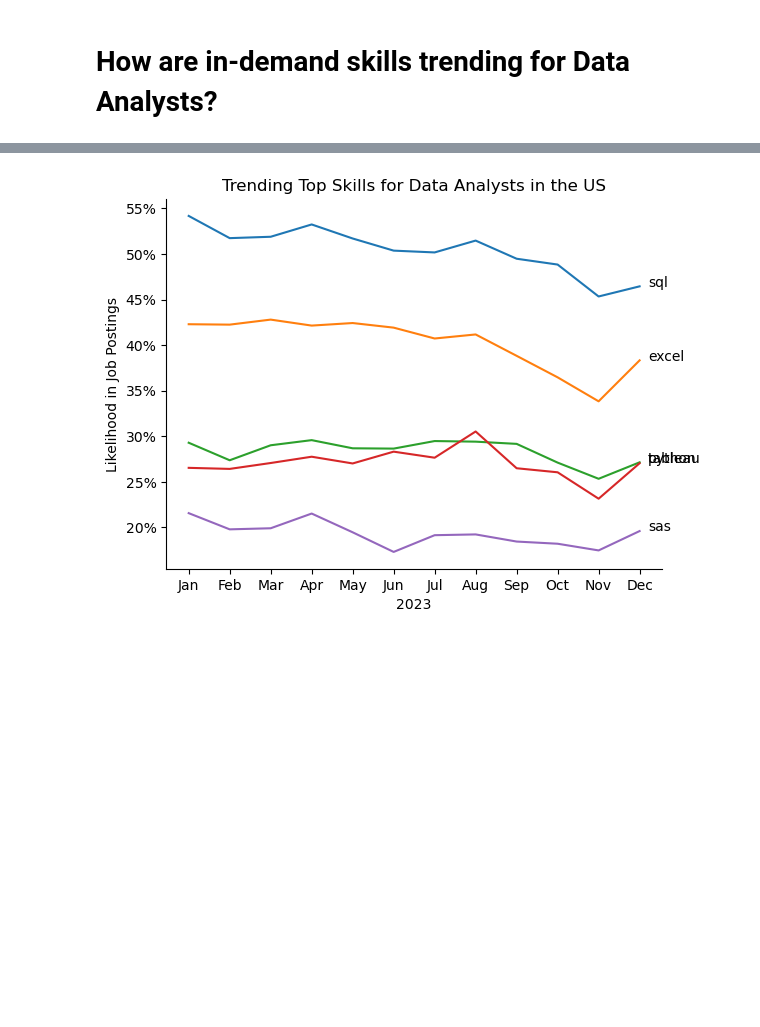
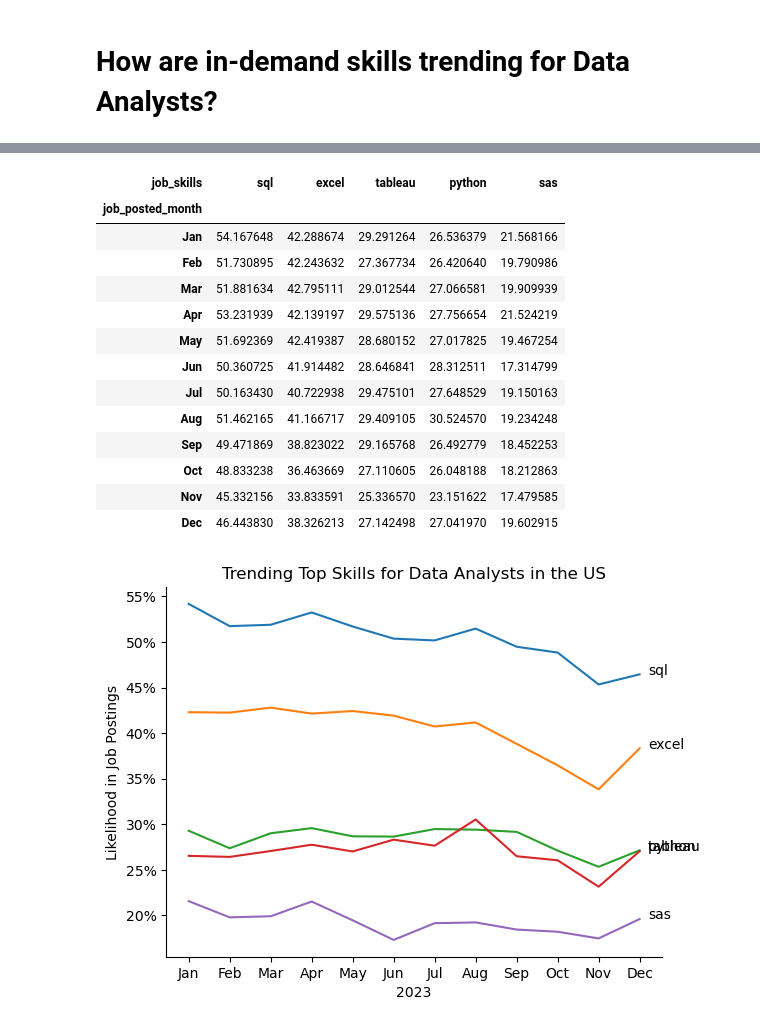
Before and after one commit to ckiurire/Analysis-for-Data-Jobs, a Jupyter notebook: 3_Skill_Trends.ipynb, the cells around one changed output, grey strips where cells are left out. Drawn from its saved outputs; the diff is of its cells as text; code cells hidden in the pictures; blank space fills up the shorter version.

```diff
--- a/3_Skill_Trends.ipynb
+++ b/3_Skill_Trends.ipynb
@@ -45,10 +26,26 @@ df_US_DA_pivot = df_US_DA_pivot.drop("Total")
 # %%
 DA_Totals = df_US_DA.groupby("job_posted_month_no").size()
 df_US_percent = df_US_DA_pivot.div(DA_Totals/100,axis=0).reset_index()
 df_US_percent["job_posted_month"] = pd.to_datetime(df_US_percent['job_posted_month_no'], format='%m').dt.strftime('%b')
 df_US_percent.drop(columns="job_posted_month_no",inplace=True)
 df_US_percent = df_US_percent.set_index("job_posted_month")
 df_plot = df_US_percent.iloc[:,:5]
+df_plot
+# %% [output]
+| job_skills | sql | excel | tableau | python | sas |
+| job_posted_month |  |  |  |  |  |
+| Jan | 54.167648 | 42.288674 | 29.291264 | 26.536379 | 21.568166 |
+| Feb | 51.730895 | 42.243632 | 27.367734 | 26.420640 | 19.790986 |
+| Mar | 51.881634 | 42.795111 | 29.012544 | 27.066581 | 19.909939 |
+| Apr | 53.231939 | 42.139197 | 29.575136 | 27.756654 | 21.524219 |
+| May | 51.692369 | 42.419387 | 28.680152 | 27.017825 | 19.467254 |
+| Jun | 50.360725 | 41.914482 | 28.646841 | 28.312511 | 17.314799 |
+| Jul | 50.163430 | 40.722938 | 29.475101 | 27.648529 | 19.150163 |
+| Aug | 51.462165 | 41.166717 | 29.409105 | 30.524570 | 19.234248 |
+| Sep | 49.471869 | 38.823022 | 29.165768 | 26.492779 | 18.452253 |
+| Oct | 48.833238 | 36.463669 | 27.110605 | 26.048188 | 18.212863 |
+| Nov | 45.332156 | 33.833591 | 25.336570 | 23.151622 | 17.479585 |
+| Dec | 46.443830 | 38.326213 | 27.142498 | 27.041970 | 19.602915 |
 # %%
 sns.lineplot(data=df_plot,dashes=False)
 sns.despine()
```
Also changed, not shown: parts of 2 cells of this notebook, 4 other files.
